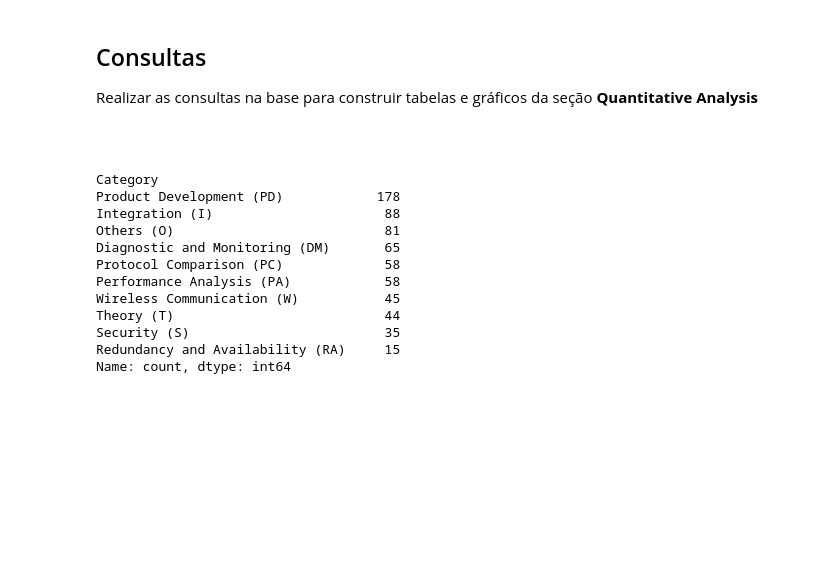
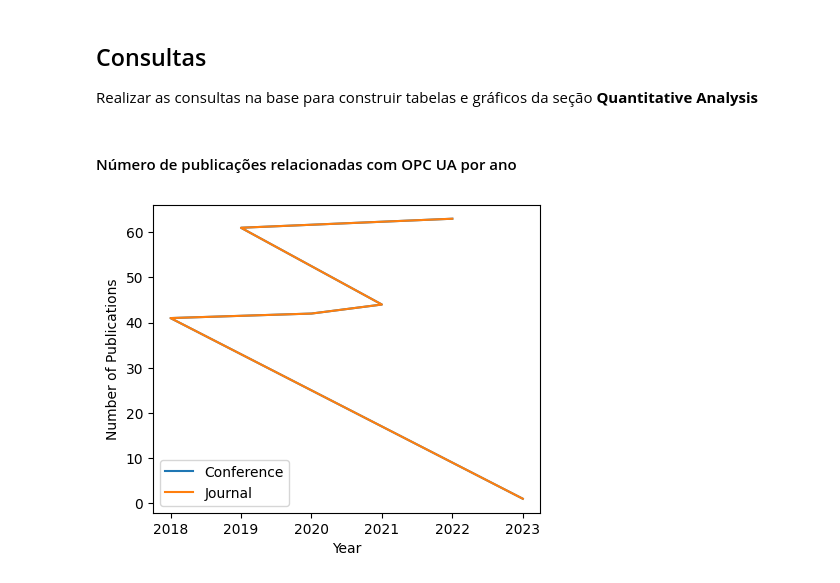
Before and after one commit to JonathanTSilva/FP-MastersDegree, a Jupyter notebook: artigoInduscon.ipynb, the cells around one changed output. Drawn from its saved outputs; the diff is of its cells as text; code cells hidden in the pictures; blank space fills up the shorter version.

Commit message:
feat: implement new queries in the data

```diff
--- a/artigoInduscon.ipynb
+++ b/artigoInduscon.ipynb
@@ -23,6 +29,9 @@ drop_labels = ['Author Affiliations','Date Added To Xplore','Volume',
                'INSPEC Non-Controlled Terms','Mesh_Terms','Article Citation Count',
                'Patent Citation Count','Reference Count','License','Online Date',
                'Issue Date','Meeting Date','Publisher']
-data = df.drop(labels=drop_labels, axis=1)
-data.info()
+classified = df.drop(labels=drop_labels, axis=1)
+classified['Category'] = list(classified['Category'].str.split(";", expand=False))
+classified['Authors'] = list(classified['Authors'].str.split(";", expand=False))
+classified.index += 2
+classified.head(2)
 # %% [output]
@@ -64,0 +47,4 @@ data.head()
+# %%
+df = pd.read_csv('Build/opcua5years_keywords.csv')
+new_query = df.drop(labels=drop_labels+['Authors','Publication Title','Publication Year','Abstract','Author Keywords','IEEE Terms','Document Identifier'], axis=1)
+new_query_titles = new_query['Document Title'].tolist()
@@ -64,0 +53,4 @@ data.head()
+# %%
+filtered_classified = classified[classified['Document Title'].isin(new_query_titles)]
+filtered_classified.to_csv('filtered_classified.csv',sep=',',encoding='UTF-8')
+filtered_classified.info()
@@ -91,18 +121,12 @@ def explode(df, lst_cols, fill_value='', preserve_index=False):
-# %% [markdown]
-#
-# %%
-data_categories = data.explode('Category')
-data_categories['Category'].value_counts()
-# %% [output]
-Category
-Product Development (PD)            178
-Integration (I)                      88
-Others (O)                           81
-Diagnostic and Monitoring (DM)       65
-Protocol Comparison (PC)             58
-Performance Analysis (PA)            58
-Wireless Communication (W)           45
-Theory (T)                           44
-Security (S)                         35
-Redundancy and Availability (RA)     15
-Name: count, dtype: int64
+# %% [markdown]
+#### Número de publicações relacionadas com OPC UA por ano
+# %%
+fig, ax = plt.subplots(figsize=(5,4))
+ax.plot(filtered_classified['Publication Year'].unique(),filtered_classified['Publication Year'].value_counts(),label='Conference')
+ax.plot(filtered_classified['Publication Year'].unique(),filtered_classified['Publication Year'],label='Journal')
+ax.set_xlabel('Year')  # Add an x-label to the axes.
+ax.set_ylabel('Number of Publications')  # Add a y-label to the axes.
+ax.legend()
+plt.show()
+# %% [output]
+[figure, added]
```
Also changed, not shown: parts of 15 cells of this notebook.
